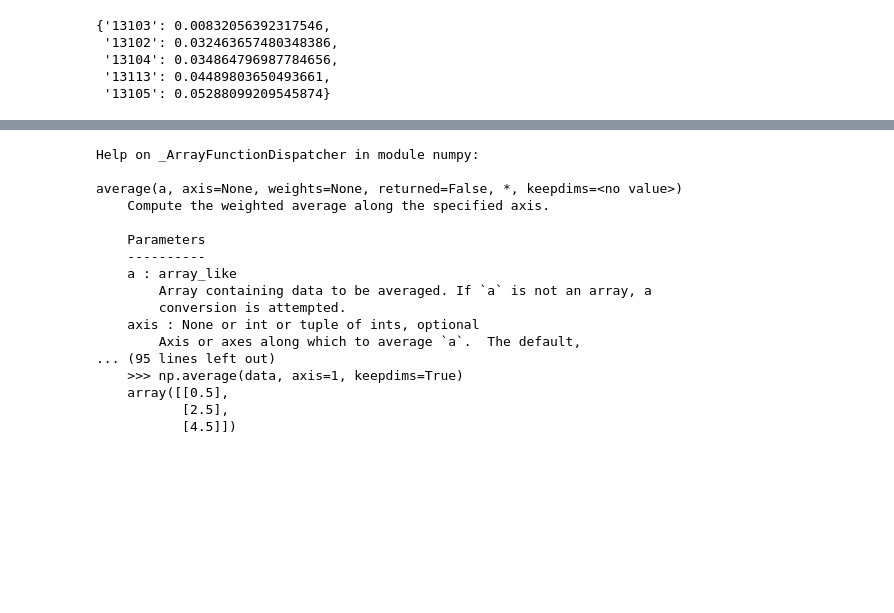
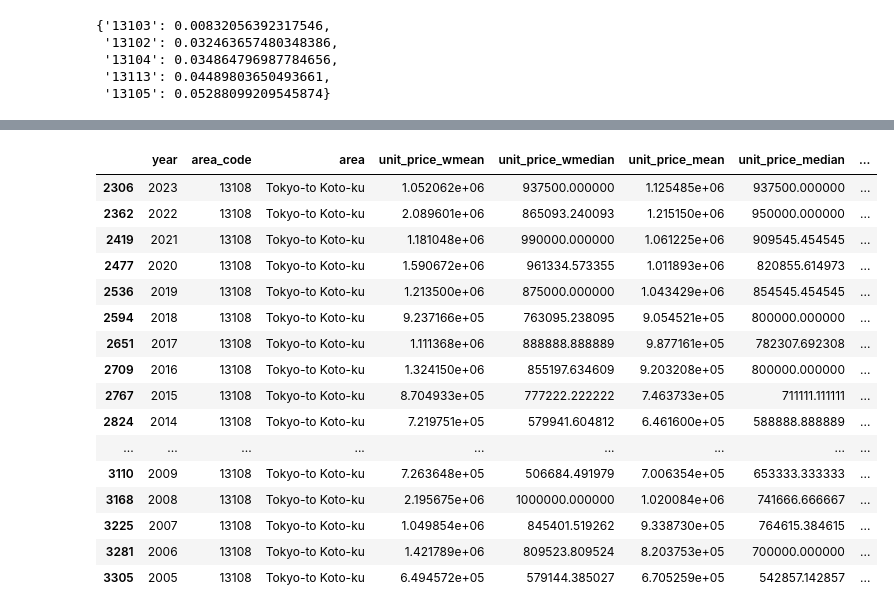
Before and after one commit to diabhaque/Yogen, a Jupyter notebook: notebooks/core_preprocessing/smooth.ipynb, the cells around one changed output, grey strips where cells are left out. Saved outputs shown, nothing was run; the diff lists cells and outputs as text; code cells hidden in the pictures; blank space fills up the shorter version.

Commit message:
Smoothing code works

```diff
--- a/notebooks/core_preprocessing/smooth.ipynb
+++ b/notebooks/core_preprocessing/smooth.ipynb
@@ -33,6 +33,7 @@ E.g. Maps 1100 to Hokkaido Sapporo-shi
 
 def get_geocode(area_code):
     # area_code -> (latitude, longitude)
+    area_code = str(area_code)
     try:
         return tuple(jp.citycode2geodetic(area_code))
     except:
@@ -45,12 +46,14 @@ def get_euclidian_distance(geocode1, geocode2):
     lat2, lon2 = geocode2
     return ((lat1 - lat2)**2 + (lon1 - lon2)**2)**0.5
 
-def find_neighbours(area_code, area_to_geocode, n):
+def find_neighbours(area_code: str, area_to_geocode, n):
+    area_code = str(area_code)
     geocode = area_to_geocode[area_code]
     area_to_distances = { area : get_euclidian_distance(geocode, area_geocode) for area, area_geocode in area_to_geocode.items() if area != area_code }
     return sorted(area_to_distances, key=area_to_distances.get)[:n]
 
-def find_neighbours_with_distance(area_code, area_to_geocode, n):
+def find_neighbours_with_distance(area_code: str, area_to_geocode, n):
+    area_code = str(area_code)
     geocode = area_to_geocode[area_code]
     area_to_distances = { area : get_euclidian_distance(geocode, area_geocode) for area, area_geocode in area_to_geocode.items() if area != area_code }
     closest = sorted(area_to_distances, key=area_to_distances.get)[:n]
@@ -150,4 +155,5 @@ metric_pct_chg = metric + "_pct_chg"
 # %%
 core_df_path = dataset_paths["main"]
 df = pd.read_csv(core_df_path)
+df["area_code"] = df["area_code"].astype(str)
 # %%
@@ -269,22 +273,16 @@ smoothed_price
 # %%
-df[f"{metric}_smoothed"] = df.apply(lambda row: smooth(df, row["year"], row["area_code"], metric), axis=1)
+df[f"{metric}_smoothed"] = df.apply(
+    lambda row: smooth(
+        df,
+        row["year"],
+        row["area_code"],
+        metric,
+        n_neighbors=5,
+        n_years_forward=1,
+        n_years_backward=1,
+        area_smoothing_factor=0.5,
+        year_smoothing_factor=0,
+        distance_scaler=scale_distance_to_weight,
+        year_scaler=scale_year_to_weight,
+    ), axis=1
+)
-# %%
-help(np.average)
-# %% [output]
-Help on _ArrayFunctionDispatcher in module numpy:
-
-average(a, axis=None, weights=None, returned=False, *, keepdims=<no value>)
-    Compute the weighted average along the specified axis.
-
-    Parameters
-    ----------
-    a : array_like
-        Array containing data to be averaged. If `a` is not an array, a
-        conversion is attempted.
-    axis : None or int or tuple of ints, optional
-        Axis or axes along which to average `a`.  The default,
-... (95 lines left out)
-    >>> np.average(data, axis=1, keepdims=True)
-    array([[0.5],
-           [2.5],
-           [4.5]])
@@ -293,0 +289,23 @@ year = 2013
+# %%
+area_code = "13108"
+plot_df = df[df["area_code"] == area_code]
+# %%
+plot_df
+# %% [output]
+|  | year | area_code | area | unit_price_wmean | unit_price_wmedian | unit_price_mean | unit_price_median | ... |
+| 2306 | 2023 | 13108 | Tokyo-to Koto-ku | 1.052062e+06 | 937500.000000 | 1.125485e+06 | 937500.000000 | ... |
+| 2362 | 2022 | 13108 | Tokyo-to Koto-ku | 2.089601e+06 | 865093.240093 | 1.215150e+06 | 950000.000000 | ... |
+| 2419 | 2021 | 13108 | Tokyo-to Koto-ku | 1.181048e+06 | 990000.000000 | 1.061225e+06 | 909545.454545 | ... |
+| 2477 | 2020 | 13108 | Tokyo-to Koto-ku | 1.590672e+06 | 961334.573355 | 1.011893e+06 | 820855.614973 | ... |
+| 2536 | 2019 | 13108 | Tokyo-to Koto-ku | 1.213500e+06 | 875000.000000 | 1.043429e+06 | 854545.454545 | ... |
+| 2594 | 2018 | 13108 | Tokyo-to Koto-ku | 9.237166e+05 | 763095.238095 | 9.054521e+05 | 800000.000000 | ... |
+| 2651 | 2017 | 13108 | Tokyo-to Koto-ku | 1.111368e+06 | 888888.888889 | 9.877161e+05 | 782307.692308 | ... |
+| 2709 | 2016 | 13108 | Tokyo-to Koto-ku | 1.324150e+06 | 855197.634609 | 9.203208e+05 | 800000.000000 | ... |
+| 2767 | 2015 | 13108 | Tokyo-to Koto-ku | 8.704933e+05 | 777222.222222 | 7.463733e+05 | 711111.111111 | ... |
+| 2824 | 2014 | 13108 | Tokyo-to Koto-ku | 7.219751e+05 | 579941.604812 | 6.461600e+05 | 588888.888889 | ... |
+| ... | ... | ... | ... | ... | ... | ... | ... | ... |
+| 3110 | 2009 | 13108 | Tokyo-to Koto-ku | 7.263648e+05 | 506684.491979 | 7.006354e+05 | 653333.333333 | ... |
+| 3168 | 2008 | 13108 | Tokyo-to Koto-ku | 2.195675e+06 | 1000000.000000 | 1.020084e+06 | 741666.666667 | ... |
+| 3225 | 2007 | 13108 | Tokyo-to Koto-ku | 1.049854e+06 | 845401.519262 | 9.338730e+05 | 764615.384615 | ... |
+| 3281 | 2006 | 13108 | Tokyo-to Koto-ku | 1.421789e+06 | 809523.809524 | 8.203753e+05 | 700000.000000 | ... |
+| 3305 | 2005 | 13108 | Tokyo-to Koto-ku | 6.494572e+05 | 579144.385027 | 6.705259e+05 | 542857.142857 | ... |
```
Also changed, not shown: parts of 7 cells of this notebook.
